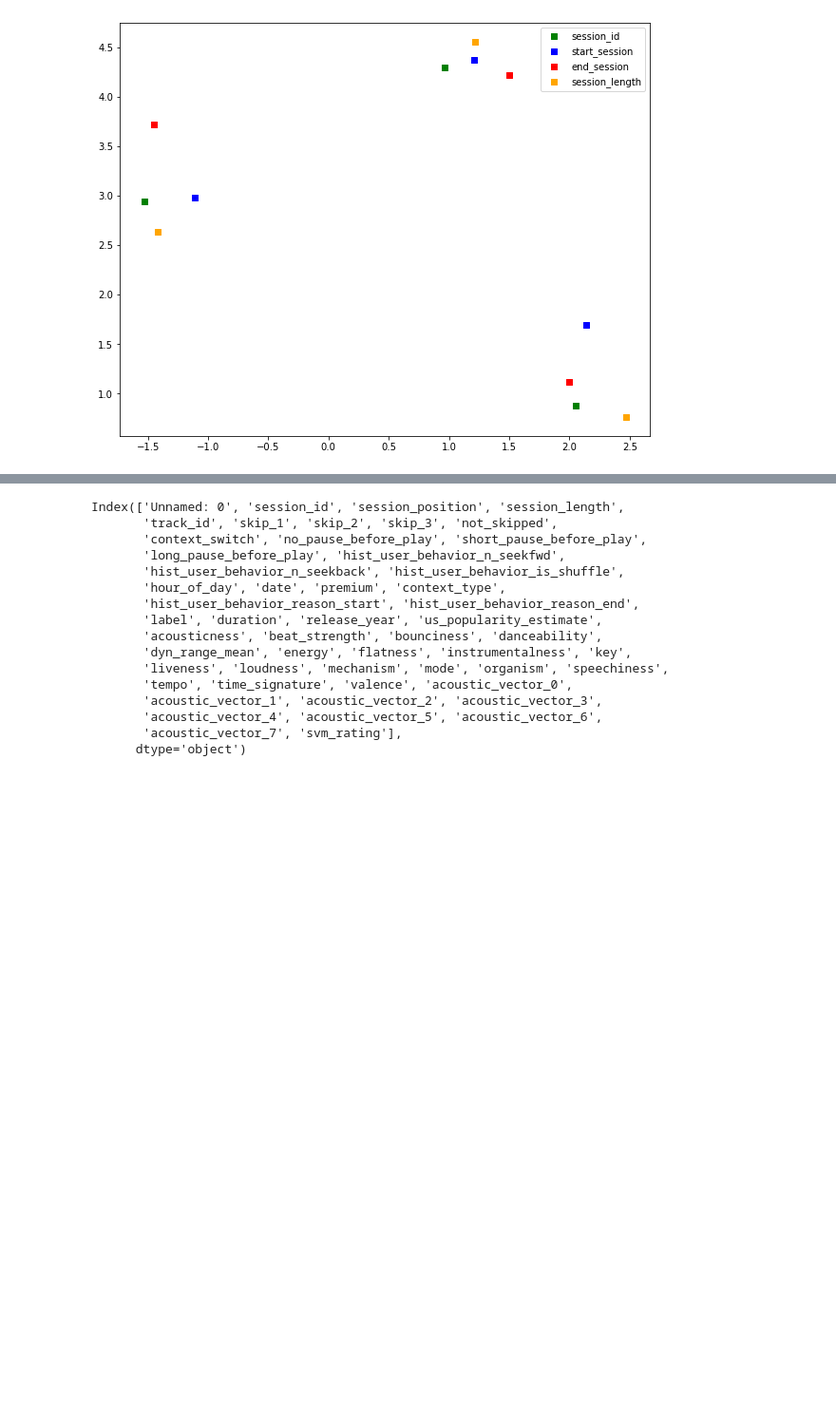
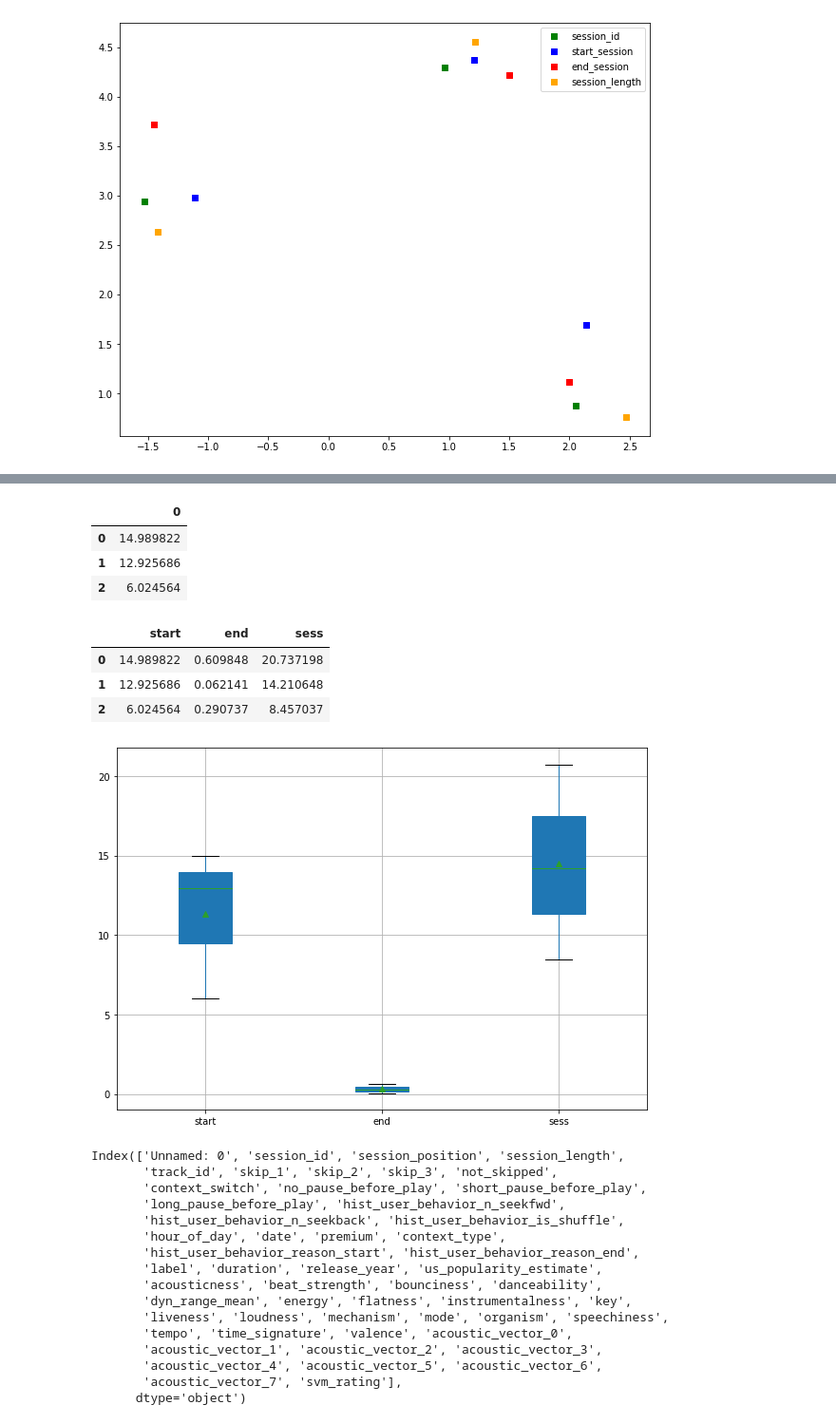
Before and after one commit to anuPh23/Spotify, a Jupyter notebook: spotify_classifier_new method.ipynb, the cells around one changed output, grey strips where cells are left out. Shown at 95% size. Saved outputs shown, nothing was run; the diff lists cells and outputs as text; code cells hidden in the pictures; blank space fills up the shorter version.

```diff
--- a/spotify_classifier_new method.ipynb
+++ b/spotify_classifier_new method.ipynb
@@ -1049,3 +1041,31 @@ print(d4)
+# %%
+d22 = d2
+# %%
+d22
+# %% [output]
+|  | 0 |
+| 0 | 14.989822 |
+| 1 | 12.925686 |
+| 2 | 6.024564 |
+# %%
+d22['end'] = d3
+# %%
+d22['sess'] = d4
+# %%
+d22.rename(columns = {0:'start'}, inplace = True)
+# %%
+d22
+# %% [output]
+|  | start | end | sess |
+| 0 | 14.989822 | 0.609848 | 20.737198 |
+| 1 | 12.925686 | 0.062141 | 14.210648 |
+| 2 | 6.024564 | 0.290737 | 8.457037 |
+# %%
+plt.figure(figsize=(10, 7))
+d22.boxplot(column=['start','end','sess'],patch_artist='True',vert=True,showmeans=True)
+plt.show()
+# %% [output]
+[figure, added]
 # %%
 #d2 = math.sqrt( ((sid_cluster[0]-start[0])**2)+((sid_cluster[1]-start[1])**2) )
 # %%
```
Also changed, not shown: parts of 30 cells of this notebook.
